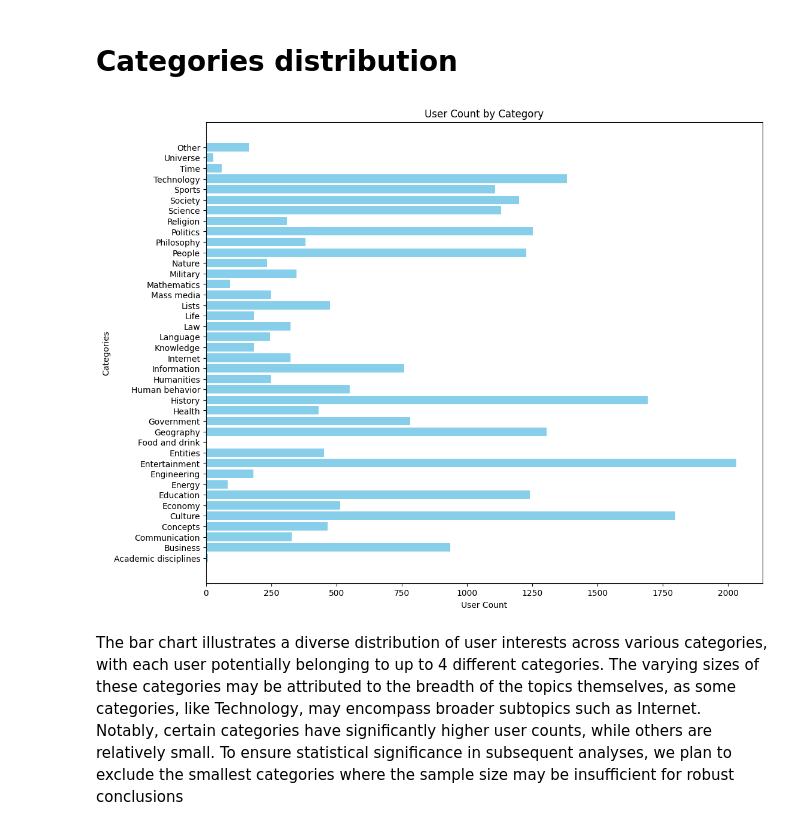
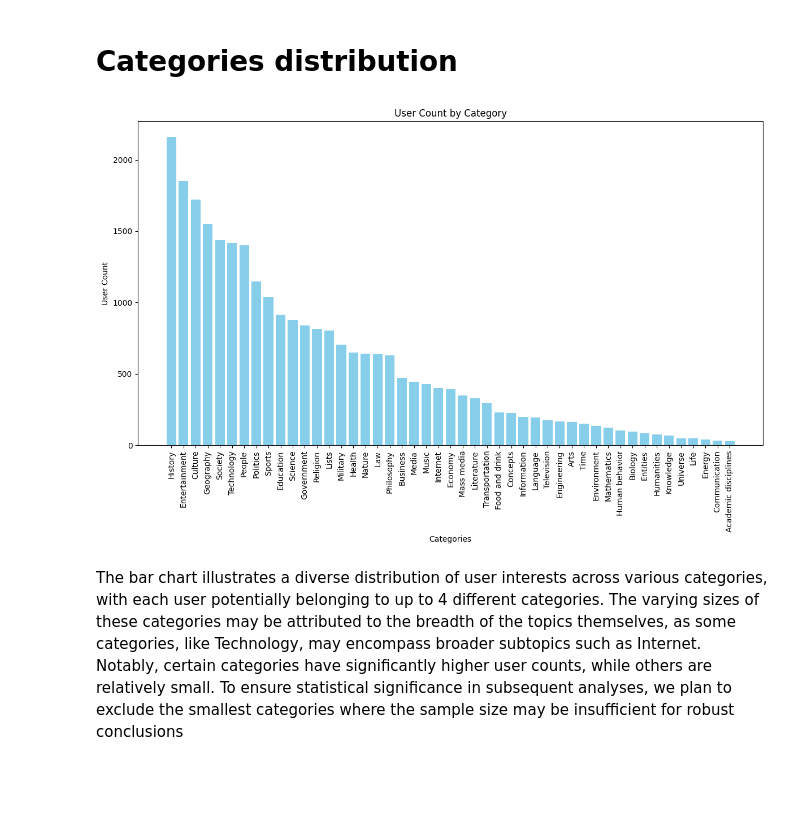
Before and after one commit to epfl-ada/ada-2024-project-supercoolteamname2024, a Jupyter notebook: Result.ipynb, the cells around one changed output. Saved outputs shown, nothing was run; the diff lists cells and outputs as text; code cells hidden in the pictures; blank space fills up the shorter version.

```diff
--- a/Result.ipynb
+++ b/Result.ipynb
@@ -35,16 +85,26 @@ topic_counts_df["Count"] = topic_counts_df["Topic"].map(topic_counts).fillna(0).
 # %% [markdown]
 # Categories distribution
 # %%
+# Flatten all category columns and count occurrences of categories
+flattened_categories = df.iloc[:, 1:].fillna('').values.flatten()
+category_counts = pd.Series(flattened_categories).value_counts()
+
+# Create a DataFrame for counts
+topic_counts_df = category_counts.reset_index()
+topic_counts_df.columns = ['Topic', 'Count']
+topic_counts_df = topic_counts_df[topic_counts_df['Topic'].isin(categories)]  # Filter for valid categories
 
 # Plotting the topics with their counts in the order provided
-plt.figure(figsize=(12, 10))
-plt.barh(topic_counts_df["Topic"], topic_counts_df["Count"], color="skyblue")
-plt.xlabel("User Count")
-plt.ylabel("Categories")
+plt.figure(figsize=(12, 8))
+plt.bar(topic_counts_df["Topic"], topic_counts_df["Count"], color="skyblue")
+plt.xticks(rotation=90)  # Rotate x-axis labels for readability
+plt.xlabel("Categories")
+plt.ylabel("User Count")
 plt.title("User Count by Category")
+plt.tight_layout()  # Adjust layout to prevent label overlap
 plt.show()
 # %% [output]
-[figure, old version]
+[figure, new version]
 # %% [markdown]
 
 The bar chart illustrates a diverse distribution of user interests across various categories, with each user potentially belonging to up to 4 different categories. The varying sizes of these categories may be attributed to the breadth of the topics themselves, as some categories, like Technology, may encompass broader subtopics such as Internet. Notably, certain categories have significantly higher user counts, while others are relatively small. To ensure statistical significance in subsequent analyses, we plan to exclude the smallest categories where the sample size may be insufficient for robust conclusions
```
Also changed, not shown: parts of 5 cells of this notebook.
